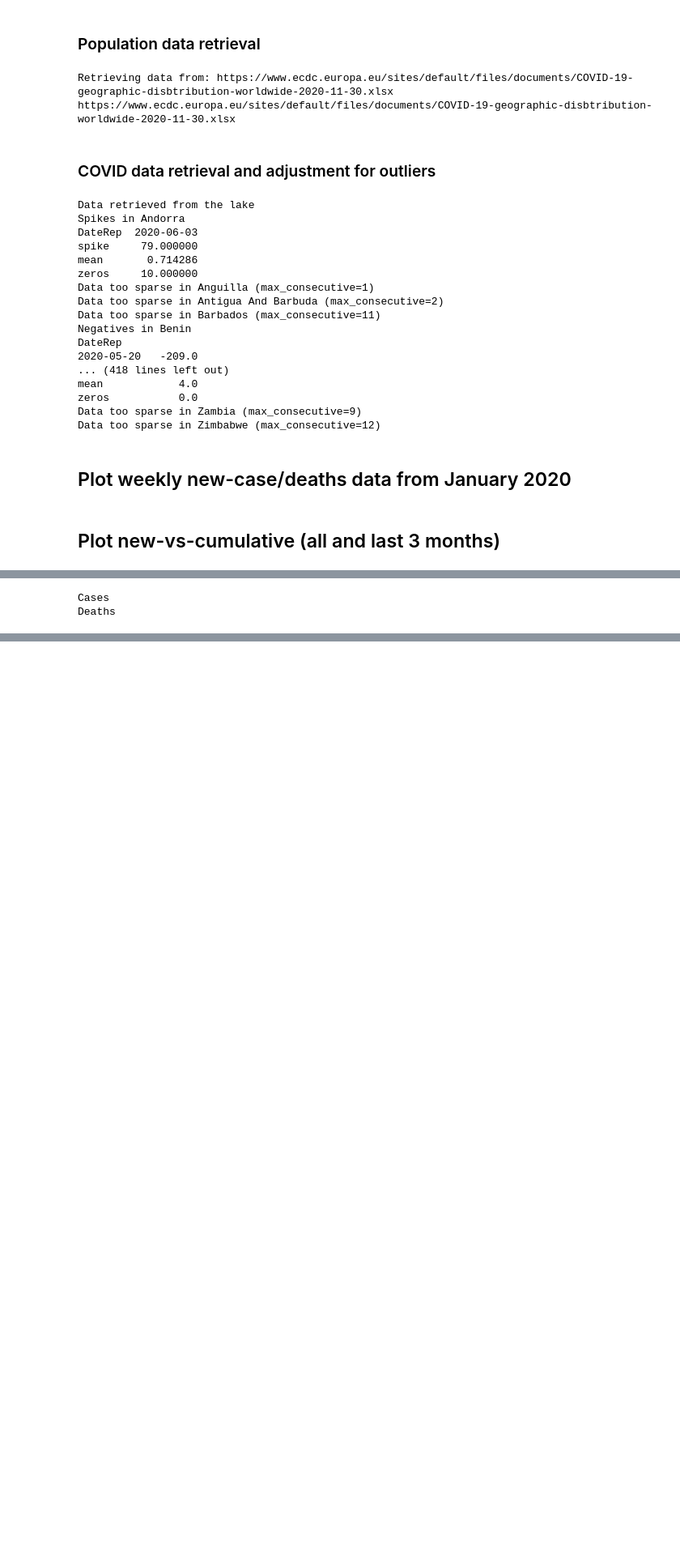
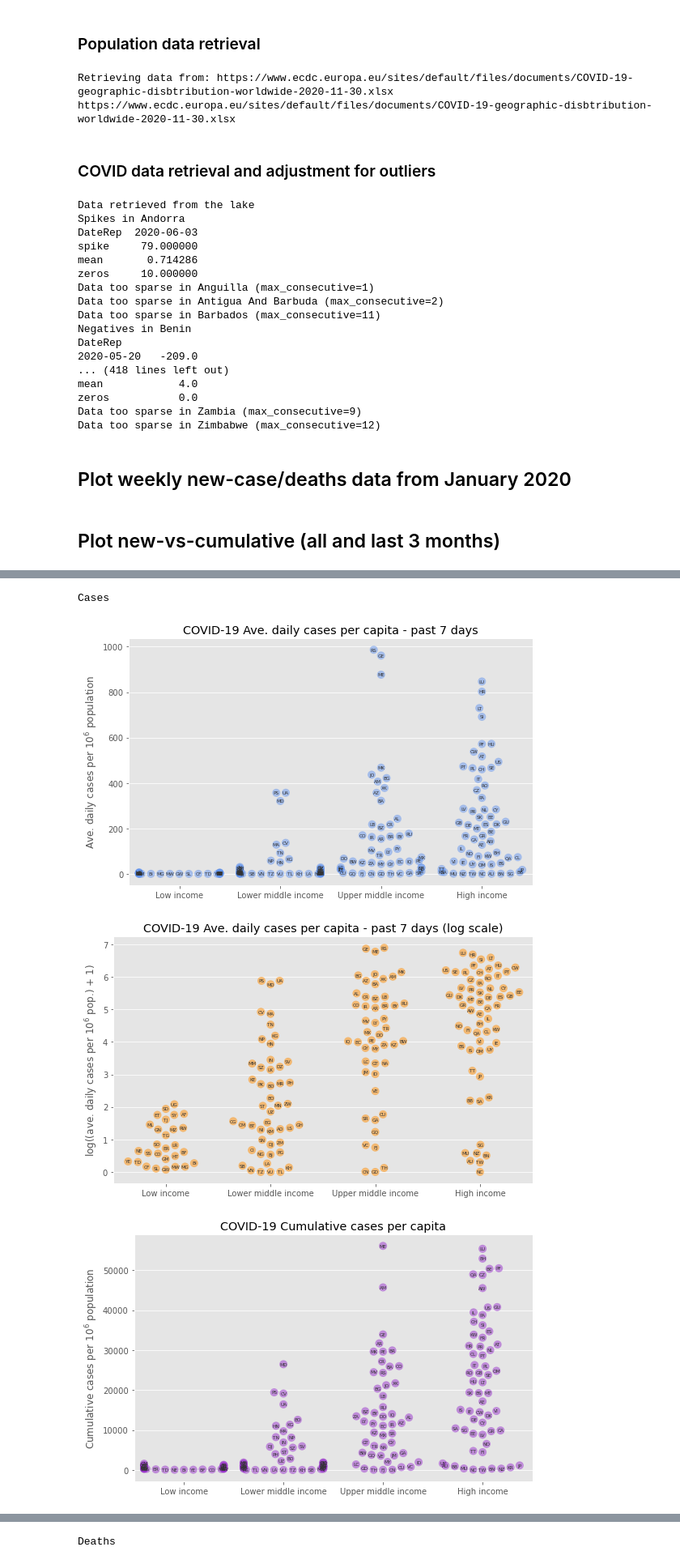
Before and after one commit to bpalmer4/Covid-19, a Jupyter notebook: notebooks/COVID19-International-version2.ipynb, the cells around one changed output, grey strips where cells are left out. Shown at 81% size. Cells and saved outputs as stored; diff of their text form; code cells hidden in the pictures; blank space fills up the shorter version.

Commit message:
Added swarm plots

```diff
--- a/notebooks/COVID19-International-version2.ipynb
+++ b/notebooks/COVID19-International-version2.ipynb
@@ -400,7 +401,7 @@ def map_world(series: pd.Series, title: str, legend_title: str):
     fig.set_size_inches(8, 5)
     fig.tight_layout()
     fig.savefig(f'{CHART_DIRECTORY}'+
-                f'{I_PREFIX}{title}.png',
+                f'{I_PREFIX}MAP-{title}.png',
                 dpi=125)
     #plt.show()
     plt.close()
@@ -424,11 +502,18 @@ if True: # switch this output on/off
         daily_ave = (get_recent_total(dataframe, rear_offsets,
                                  PERIOD) / PERIOD)
         daily_ave_percapita = (daily_ave / pop_millions)[keepers]
-        title = (f'COVID-19 ave. daily {mode.lower()} per capita '
+        title = (f'COVID-19 Ave. daily {mode.lower()} per capita '
              f'- past {PERIOD} days')
-        legend = (f'Average daily {mode.lower()} per '
+        legend = (f'Ave. daily {mode.lower()} per '
                   f'$10^{power}$ population')
         map_world(daily_ave_percapita.copy(), title, legend)
+
+        # swarm plot of daily average per capita
+        title = (f'COVID-19 Ave. daily {mode.lower()} per capita '
+             f'- past {PERIOD} days')
+        ylabel = (f'Ave. daily {mode.lower()} per '
+                 f'$10^{power}$ population')
+        swarm(daily_ave_percapita.copy(), title, ylabel)
 
         # bar chart of the top recent performers
         top_tier = daily_ave.sort_values(ascending=True)[-BAR_N:]
@@ -440,7 +525,7 @@ if True: # switch this output on/off
             tight=1.2,
             figsize=(8,8),
             lfooter=f'For nations with a population >= {THRESH:,}',
-            savefig=f'{CHART_DIRECTORY}{I_PREFIX}-Top {mode.title()} (recent).png'
+            savefig=f'{CHART_DIRECTORY}{I_PREFIX}Top-{mode.title()} (recent).png'
         )
 
         # bar chart of the top recent performers per capita
@@ -454,57 +539,79 @@ if True: # switch this output on/off
             tight=1.2,
             figsize=(8,8),
             lfooter=f'For nations with a population >= {THRESH:,}',
-            savefig=f'{CHART_DIRECTORY}{I_PREFIX}-Top {mode.title()} per capita (recent).png'
+            savefig=f'{CHART_DIRECTORY}{I_PREFIX}Top-{mode.title()} per capita (recent).png'
         )
 
         # world map - average daily per capita past week - log scale
-        log_series = np.log(daily_ave_percapita + 1) # manage outliers
-        title = (f'COVID-19 ave. daily {mode.lower()} per capita '
+        log_daily_ave_percapita = np.log(daily_ave_percapita + 1) # manage outliers
+        title = (f'COVID-19 Ave. daily {mode.lower()} per capita '
              f'- past {PERIOD} days (log scale)')
         legend = (f'log((average daily {mode.lower()} per '
               f'$10^{power}$-population) + 1)')
-        map_world(log_series.copy(), title, legend)
+        map_world(log_daily_ave_percapita.copy(), title, legend)
 
-        # world map - cumulative
-        series = dataframe.sum()
-        series_percapita = (series / pop_millions)[keepers]
-        title = f'COVID-19 cumulative {mode.lower()} per capita'
+        # swarm plot of daily average per capita - log scale
+        title = (f'COVID-19 Ave. daily {mode.lower()} per capita '
+             f'- past {PERIOD} days (log scale)')
+        ylabel = (f'log((ave. daily {mode.lower()} per '
+                 f'$10^{power}$ pop.) + 1)')
+        swarm(log_daily_ave_percapita.copy(), title, ylabel, color='darkorange')
+
+        # world map - cumulative per capita
+        cumulative = dataframe.sum()
+        cumulative_percapita = (cumulative / pop_millions)[keepers]
+        title = f'COVID-19 Cumulative {mode.lower()} per capita'
         legend = (f'Cumulative {mode.lower()} per '
                   f'$10^{power}$ population')
-        map_world(series_percapita.copy(), title, legend)
+        map_world(cumulative_percapita.copy(), title, legend)
+
+        # swarm plot of cumulative per capita
+        title = f'COVID-19 Cumulative {mode.lower()} per capita'
+        ylabel = (f'Cumulative {mode.lower()} per '
+                  f'$10^{power}$ population')
+        swarm(cumulative_percapita.copy(), title, ylabel, color='darkorchid')
+
+        # swarm plot of cumulative per capita - log scale
+        log_cumulative_percapita = np.log(cumulative_percapita + 1)
+        title = f'COVID-19 Cumulative {mode.lower()} per capita (log scale)'
+        ylabel = (f'log((cumulative {mode.lower()} per '
+                  f'$10^{power}$ pop.) + 1)')
+        swarm(log_cumulative_percapita.copy(), title, ylabel, color='hotpink')
 
         # bar chart of the top cumulative performers
         top_tier = series.sort_values(ascending=True)[-BAR_N:]
         ps.plot_barh(
             series = np.round(top_tier.copy(), 0).astype(int),
             title=(f'COVID-19: Top cumulative {mode.lower()}'),
             xlabel=(f'Cumulative {mode.lower()}'),
             tight=1.2,
             figsize=(8,8),
             lfooter=f'For nations with a population >= {THRESH:,}',
-            savefig=f'{CHART_DIRECTORY}{I_PREFIX}-Top {mode.title()} (cum).png'
+            savefig=f'{CHART_DIRECTORY}{I_PREFIX}Top-{mode.title()} (cum).png'
         )
 
         # bar chart of the top cumulative performers per capita
         top_tier = series_percapita.sort_values(ascending=True)[-BAR_N:]
         ps.plot_barh(
             series = np.round(top_tier.copy(), 1),
             title=(f'COVID-19: Top cumulative {mode.lower()} per capita'),
             xlabel=(f'Cumulative {mode.lower()} per '
                     f'$10^{power}$ population'),
             tight=1.2,
             figsize=(8,8),
             lfooter=f'For nations with a population >= {THRESH:,}',
-            savefig=f'{CHART_DIRECTORY}{I_PREFIX}-Top {mode.title()} per capita (cum).png'
+            savefig=f'{CHART_DIRECTORY}{I_PREFIX}TOP-{mode.title()} per capita (cum).png'
         )
 
         # world map - cumulative - log scale
         log_series = np.log(series_percapita + 1)
-        title = (f'COVID-19 cumulative {mode.lower()} per capita '
+        title = (f'COVID-19 Cumulative {mode.lower()} per capita '
                  f'(log scale)')
         legend = (f'log((cumulative {mode.lower()} per '
-                  f'$10^{power}$ population) + 1)')
+                  f'$10^{power}$ pop.) + 1)')
         map_world(log_series.copy(), title, legend)
 # %% [output]
 Cases
-Deaths
+[figure, added]
+[figure, added]
+[figure, added]
@@ -510,0 +619 @@ Deaths
+Deaths
```
Also changed, not shown: parts of 6 cells of this notebook.
